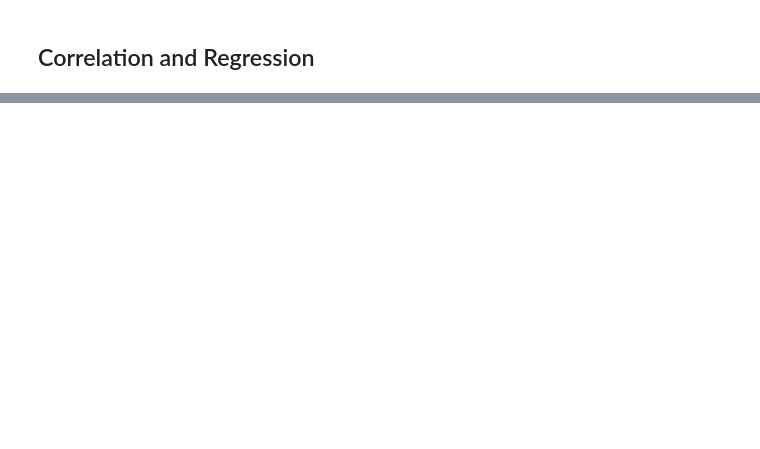
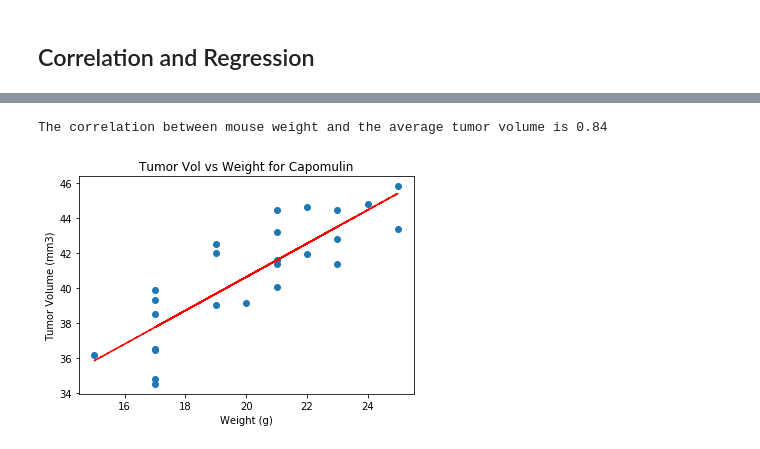
Before and after one commit to jf11235/matplotlib-challenge, a Jupyter notebook: Pymaceuticals/pymaceuticals_starter.ipynb, the cells around one changed output, grey strips where cells are left out. Cells and saved outputs as stored; diff of their text form; code cells hidden in the pictures; blank space fills up the shorter version.

```diff
--- a/Pymaceuticals/pymaceuticals_starter.ipynb
+++ b/Pymaceuticals/pymaceuticals_starter.ipynb
@@ -272,0 +284,22 @@ The correlation between mouse weight and the average tumor volume is 0.84
+# %%
+# Calculate the correlation coefficient and linear regression model
+# for mouse weight and average tumor volume for the Capomulin regimen
+#dataframe[‘first_column’].corr(dataframe[‘second_column’])
+correlation = cap_df_avg['Weight (g)'].corr(cap_df_avg['Tumor Volume (mm3)'])#{0:.2f}.format
+correlation= correlation.round(2)
+
+print(f'The correlation between mouse weight and the average tumor volume is {correlation} ')
+pe_slope, pe_int, pe_r, pe_p, pe_std_err = st.linregress(cap_df_avg['Weight (g)'], cap_df_avg['Tumor Volume (mm3)'])
+
+pe_fit = pe_slope * cap_df_avg['Weight (g)'] + pe_int
+
+plt.scatter(cap_df_avg['Weight (g)'], cap_df_avg['Tumor Volume (mm3)'])
+plt.plot(cap_df_avg['Weight (g)'],pe_fit,"--", color ='red')
+plt.xlabel('Weight (g)')
+plt.ylabel('Tumor Volume (mm3)')
+plt.title('Tumor Vol vs Weight for Capomulin')
+plt.show()
+#st.linregress(cap_df_avg['Weight (g)'], cap_df_avg['Tumor Volume (mm3)'])
+# %% [output]
+The correlation between mouse weight and the average tumor volume is 0.84
+[figure, added]
```
Also changed, not shown: parts of 4 cells of this notebook.
